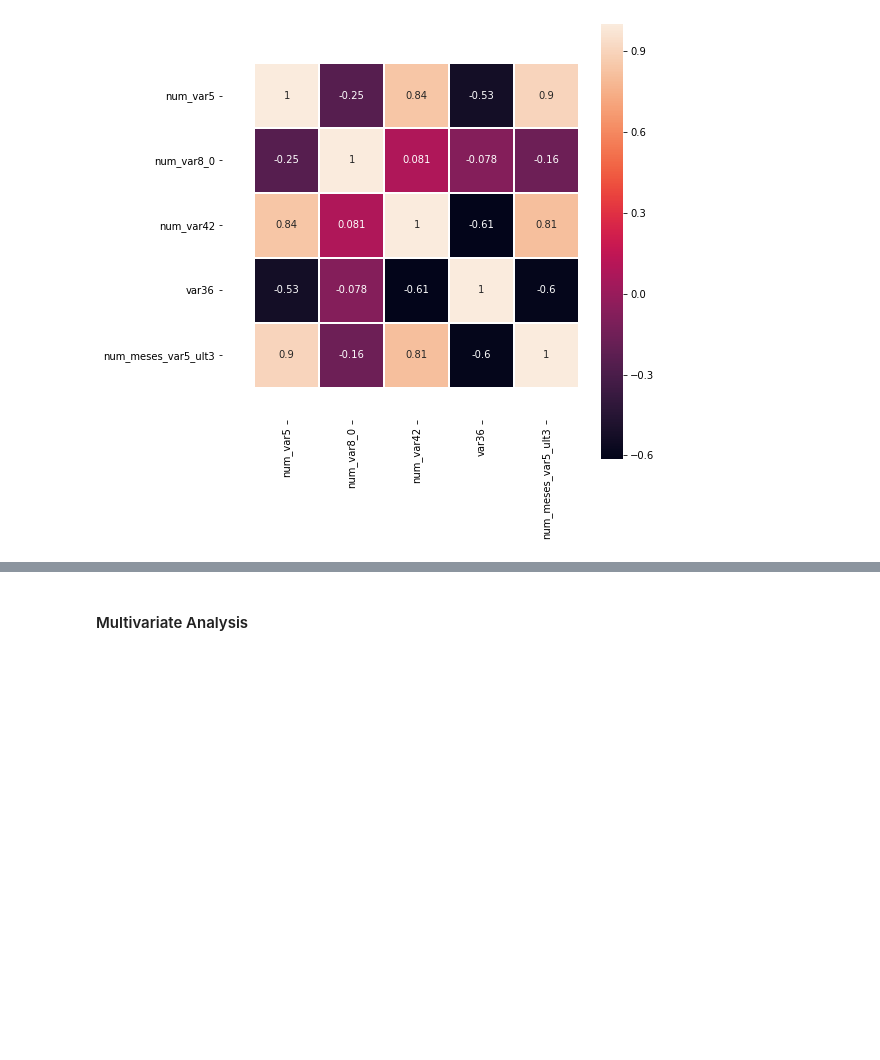
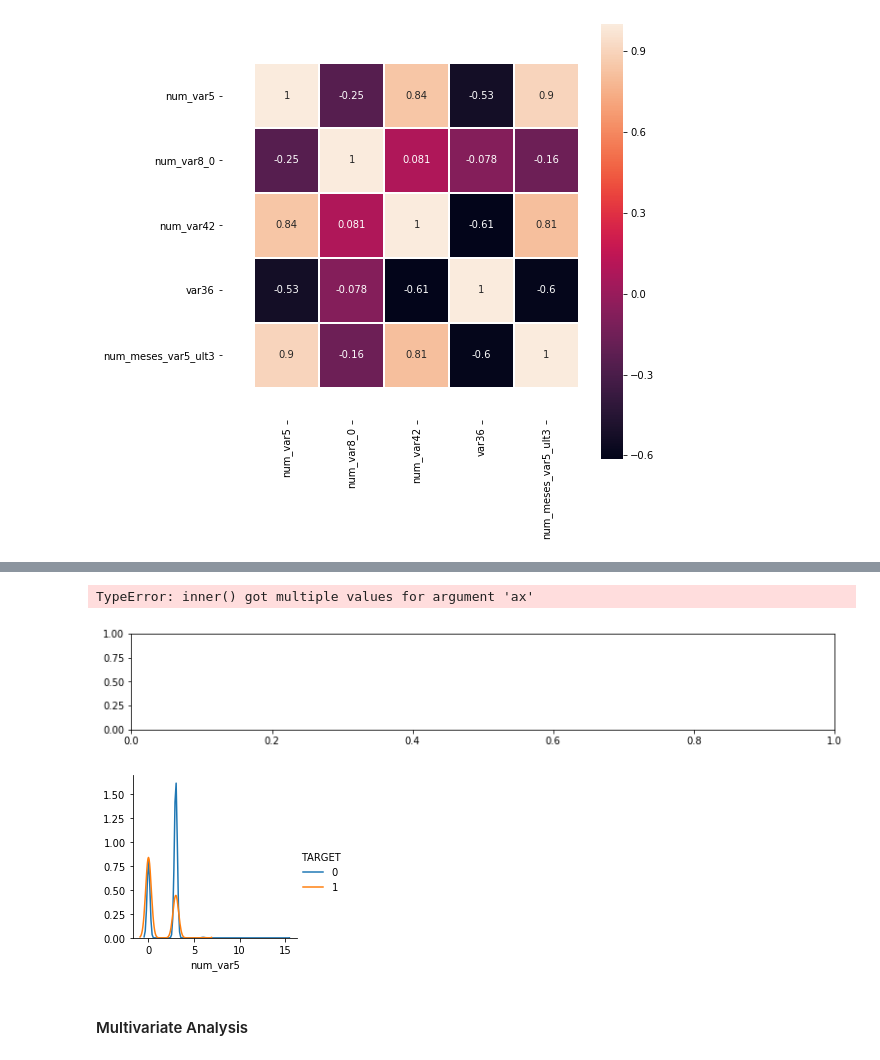
Before and after one commit to naiaraap/Predicting-Customer-Satisfaction-Level-from-Santander, a Jupyter notebook: CustomerSatisfactionLevelPrediction.ipynb, the cells around one changed output, grey strips where cells are left out. Saved outputs shown, nothing was run; the diff lists cells and outputs as text; code cells hidden in the pictures; blank space fills up the shorter version.

```diff
--- a/CustomerSatisfactionLevelPrediction.ipynb
+++ b/CustomerSatisfactionLevelPrediction.ipynb
@@ -342,3 +384,65 @@ ax.set_xlim([-0.5, len(corr)])
+# %%
+df = df_train_selected[["num_var5", "num_var8_0", "num_var42", "var36", \
+                                    "num_meses_var5_ult3", "TARGET"]]
+
+for col in df.drop("TARGET", axis=1).columns:
+    fig = plt.figure()
+    #fig, axs = plt.subplots(ncols=2)
+    #plt.subplots_adjust(hspace = 0.4, wspace = 0.4)
+    fig.set_size_inches(13, 4, forward=True)
+    g = sns.FacetGrid(df, hue="TARGET") \
+   .map(sns.kdeplot, col) \
+   .add_legend()
+    #plt.title(col + ' distribution grouped by customer satisfaction')
+    ax = fig.add_subplot(211)
+
+    b = sns.boxplot(df[col], ax=axs[1])
+
+#     fig, axs = plt.subplots(ncols=3)
+#     sns.regplot(x='value', y='wage', data=df_melt, ax=axs[0])
+#     sns.regplot(x='value', y='wage', data=df_melt, ax=axs[1])
+#     sns.boxplot(x='education',y='wage', data=df_melt, ax=axs[2])
+
+#     # kdeplot grouped by target variable
+#     sns.FacetGrid(df, hue="TARGET") \
+#    .map(sns.kdeplot, col) \
+#    .add_legend()
+#     plt.title(col + ' distribution grouped by customer satisfaction')
+
+
+#     sns.kdeplot(df[df.TARGET == 0][col], color='orange', kde=False, label='Satisfied', ax=axs[0][0])
+#     sns.kdeplot(df[df.TARGET == 1][col], color='green', kde=False, label='Unsatisfied', ax=axs[0][1])
+#     plt.show()
+
+# fig, axs = plt.subplots(ncols=2, nrows=1)
+# plt.subplots_adjust(hspace = 0.4, wspace = 0.4)
+# fig.set_size_inches(8, 6, forward=True)
+
+# count = 0
+
+# for i in range(2):
+#     for j in range(3):
+#         plt.sca(ax=axs[i][j])
+#         if count < df.shape[1]:
+#             col = df.columns[count]
+#             sns.boxplot(y=df[col]).set_title(col +' boxplot')
+#         else:
+#             break
+
+#         count +=1
+
+# plt.figure(figsize=(10,6))
+# sns.distplot(df_train[df_train.TARGET == 0]['num_var4'], color='red', kde=False, label='Satisfied', bins = 30)
+# sns.distplot(df_train[df_train.TARGET == 1]['num_var4'], color='green', kde=False, label='Unsatisfied', bins = 30)
+# plt.legend()
+# plt.title('Number of bank products histogram grouped by satisfaction level')
+# plt.xlabel('Number of bank products')
+# plt.ylabel('Number of customers')
+# plt.show()
+# %% [output]
+TypeError: inner() got multiple values for argument 'ax'
+[figure, added]
+[figure, added]
 # %% [markdown]
 #### Multivariate Analysis
 # %%
```
Also changed, not shown: parts of 6 cells of this notebook.
